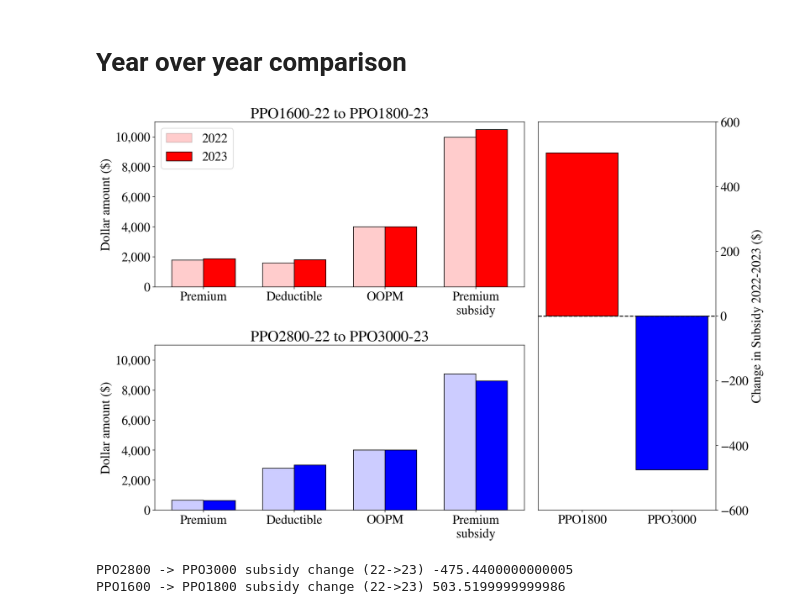
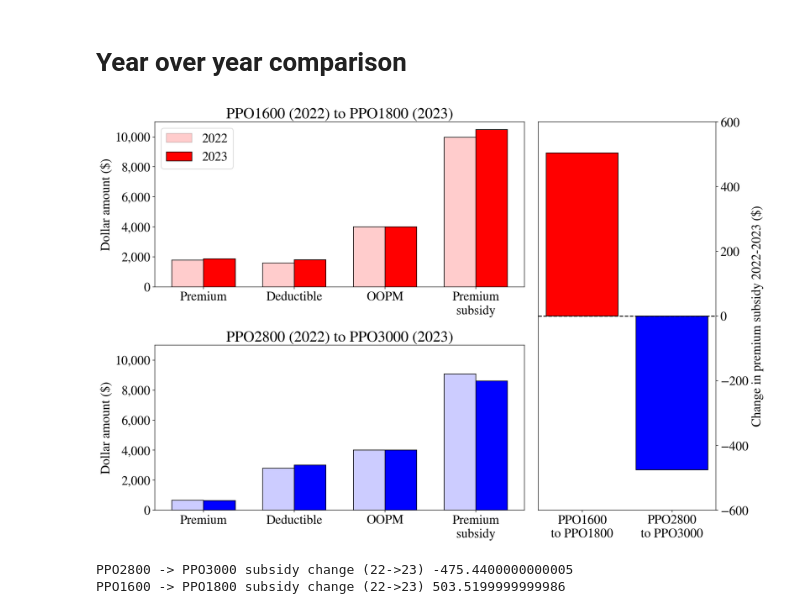
Before and after one commit to sbooeshaghi/health-insurance, a Jupyter notebook: healthcare_costs.ipynb, the cells around one changed output. Cells and saved outputs as stored; diff of their text form; code cells hidden in the pictures.

```diff
--- a/healthcare_costs.ipynb
+++ b/healthcare_costs.ipynb
@@ -779,12 +779,11 @@ ax.bar(x+width/2, y23, width=width, label=2023, edgecolor="k", color="red")
 ax.set(**{
     "xticks": x,
     "xticklabels": labels,
-    "title": f"{plan22} to {plan23}",
+    "title": f"{plan22.split('-')[0]} (2022) to {plan23.split('-')[0]} (2023)",
     "ylim": (0, 11_000),
     "ylabel": "Dollar amount ($)"
     }
 )
-ax.set_title(f"{plan22} to {plan23}")
 ax.yaxis.set_major_formatter(mpl.ticker.StrMethodFormatter('{x:,.0f}'))
 ax.legend()
 
@@ -819,38 +818,38 @@ x = np.arange(len(labels))
 width = 0.35
 ax.bar(x-width/2, y22, width=width, edgecolor="k",  color="blue", alpha=0.2)
 ax.bar(x-width/2, y22, width=width, edgecolor="k",  facecolor="none")
 ax.bar(x+width/2, y23, width=width, edgecolor="k",  color="blue")
 
 ax.set(**{
     "xticks": x,
     "xticklabels": labels,
     "ylim": (0, 11_000),
-    "ylabel": "Dollar amount ($)"
+    "ylabel": "Dollar amount ($)",
+    "title": f"{plan22.split('-')[0]} (2022) to {plan23.split('-')[0]} (2023)"
     }
 )
-ax.set_title(f"{plan22} to {plan23}")
 
 ax.yaxis.set_major_formatter(mpl.ticker.StrMethodFormatter('{x:,.0f}'))
 
 
 ax = axs[2]
-labels = ["PPO1800", "PPO3000"]
+labels = ["PPO1600\nto PPO1800", "PPO2800\nto PPO3000"]
 y = [
     plans["PPO1800-23"]["premium_subsidy"] - plans["PPO1600-22"]["premium_subsidy"],
     plans["PPO3000-23"]["premium_subsidy"] - plans["PPO2800-22"]["premium_subsidy"],
 ]
 ax.bar(labels, y, edgecolor="k", color=["red", "blue"])
 ax.axhline(0, color="k", linestyle="--")
 ax.set(**{
-    "ylabel": "Change in Subsidy 2022-2023 ($)",
+    "ylabel": "Change in premium subsidy 2022-2023 ($)",
     "ylim": (-600, 600)
 })
 ax.yaxis.tick_right()
 ax.yaxis.set_label_position("right")
 
 fig.show()
 # %% [output]
-[figure, old version]
+[figure, new version]
 # %%
 print("PPO2800 -> PPO3000 subsidy change (22->23)", plans["PPO3000-23"]["premium_subsidy"] - plans["PPO2800-22"]["premium_subsidy"])
 print("PPO1600 -> PPO1800 subsidy change (22->23)", plans["PPO1800-23"]["premium_subsidy"] - plans["PPO1600-22"]["premium_subsidy"])
```
Also changed, not shown: parts of 2 cells of this notebook.
